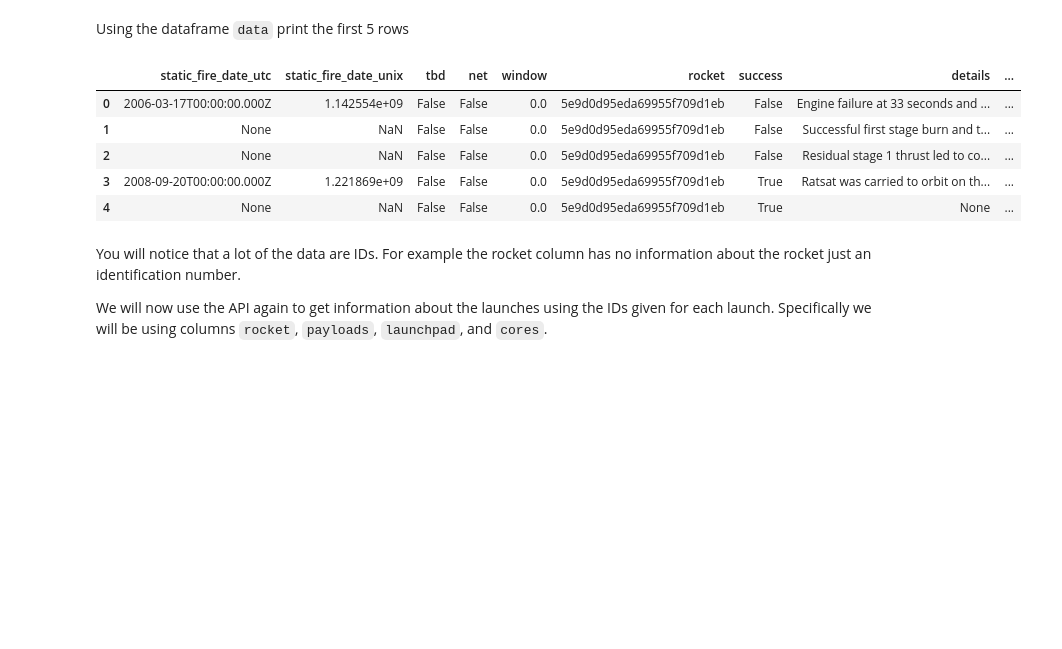
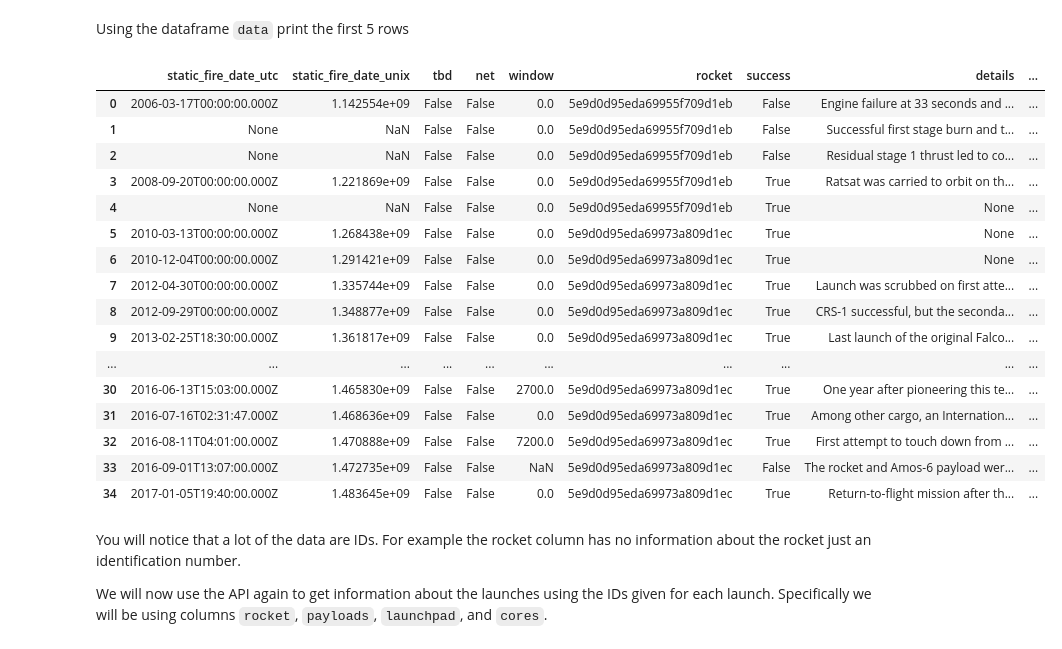
Before and after one commit to vivianWan/spaceX-1, a Jupyter notebook: jupyter-labs-spacex-data-collection-api.ipynb, the cells around one changed output. Saved outputs shown, nothing was run; the diff lists cells and outputs as text; code cells hidden in the pictures; blank space fills up the shorter version.

```diff
--- a/jupyter-labs-spacex-data-collection-api.ipynb
+++ b/jupyter-labs-spacex-data-collection-api.ipynb
@@ -132,14 +138,25 @@ data = pd.json_normalize(response.json())
 Using the dataframe <code>data</code> print the first 5 rows
 # %%
 # Get the head of the dataframe
-data.head(5)
+data.head(35)
 # %% [output]
 |  | static_fire_date_utc | static_fire_date_unix | tbd | net | window | rocket | success | details | ... |
 | 0 | 2006-03-17T00:00:00.000Z | 1.142554e+09 | False | False | 0.0 | 5e9d0d95eda69955f709d1eb | False | Engine failure at 33 seconds and ... | ... |
 | 1 | None | NaN | False | False | 0.0 | 5e9d0d95eda69955f709d1eb | False | Successful first stage burn and t... | ... |
 | 2 | None | NaN | False | False | 0.0 | 5e9d0d95eda69955f709d1eb | False | Residual stage 1 thrust led to co... | ... |
 | 3 | 2008-09-20T00:00:00.000Z | 1.221869e+09 | False | False | 0.0 | 5e9d0d95eda69955f709d1eb | True | Ratsat was carried to orbit on th... | ... |
 | 4 | None | NaN | False | False | 0.0 | 5e9d0d95eda69955f709d1eb | True | None | ... |
+| 5 | 2010-03-13T00:00:00.000Z | 1.268438e+09 | False | False | 0.0 | 5e9d0d95eda69973a809d1ec | True | None | ... |
+| 6 | 2010-12-04T00:00:00.000Z | 1.291421e+09 | False | False | 0.0 | 5e9d0d95eda69973a809d1ec | True | None | ... |
+| 7 | 2012-04-30T00:00:00.000Z | 1.335744e+09 | False | False | 0.0 | 5e9d0d95eda69973a809d1ec | True | Launch was scrubbed on first atte... | ... |
+| 8 | 2012-09-29T00:00:00.000Z | 1.348877e+09 | False | False | 0.0 | 5e9d0d95eda69973a809d1ec | True | CRS-1 successful, but the seconda... | ... |
+| 9 | 2013-02-25T18:30:00.000Z | 1.361817e+09 | False | False | 0.0 | 5e9d0d95eda69973a809d1ec | True | Last launch of the original Falco... | ... |
+| ... | ... | ... | ... | ... | ... | ... | ... | ... | ... |
+| 30 | 2016-06-13T15:03:00.000Z | 1.465830e+09 | False | False | 2700.0 | 5e9d0d95eda69973a809d1ec | True | One year after pioneering this te... | ... |
+| 31 | 2016-07-16T02:31:47.000Z | 1.468636e+09 | False | False | 0.0 | 5e9d0d95eda69973a809d1ec | True | Among other cargo, an Internation... | ... |
+| 32 | 2016-08-11T04:01:00.000Z | 1.470888e+09 | False | False | 7200.0 | 5e9d0d95eda69973a809d1ec | True | First attempt to touch down from ... | ... |
+| 33 | 2016-09-01T13:07:00.000Z | 1.472735e+09 | False | False | NaN | 5e9d0d95eda69973a809d1ec | False | The rocket and Amos-6 payload wer... | ... |
+| 34 | 2017-01-05T19:40:00.000Z | 1.483645e+09 | False | False | 0.0 | 5e9d0d95eda69973a809d1ec | True | Return-to-flight mission after th... | ... |
 # %% [markdown]
 You will notice that a lot of the data are IDs. For example the rocket column has no information about the rocket just an identification number.
 
```
Also changed, not shown: parts of 6 cells of this notebook, 1 other file.
